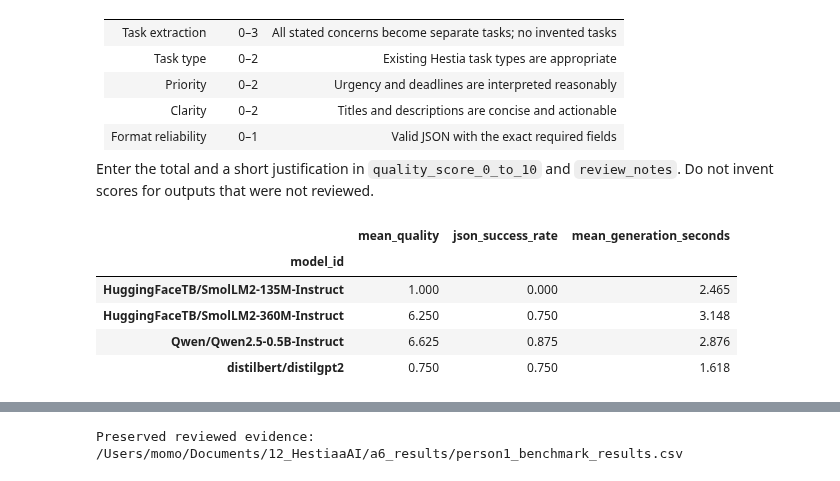
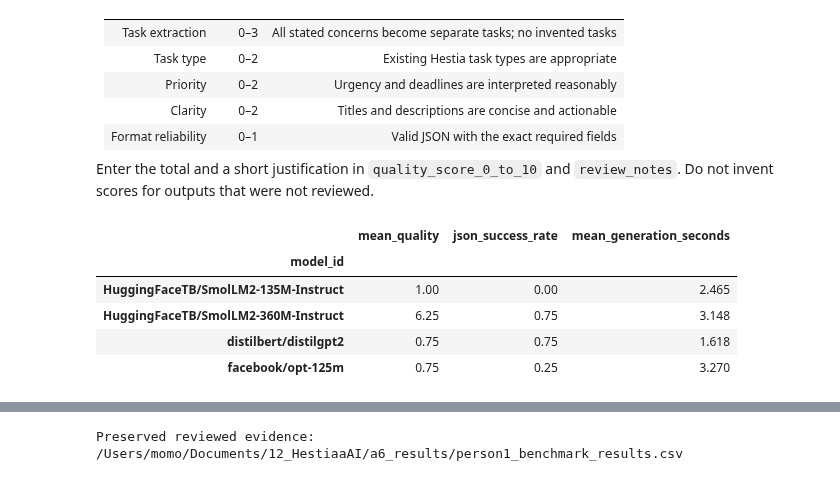
Before and after one commit to HestiaaAI/12_HestiaaAI, a Jupyter notebook: ai_prototype.ipynb, the cells around one changed output, grey strips where cells are left out. Drawn from its saved outputs; the diff is of its cells as text; code cells hidden in the pictures.

```diff
--- a/ai_prototype.ipynb
+++ b/ai_prototype.ipynb
@@ -20,7 +20,7 @@ MODELS_TO_DOWNLOAD = [
     "distilbert/distilgpt2",
     "HuggingFaceTB/SmolLM2-135M-Instruct",
     "HuggingFaceTB/SmolLM2-360M-Instruct",
-    "Qwen/Qwen2.5-0.5B-Instruct",
+    "facebook/opt-125m",
     "Qwen/Qwen2-0.5B-Instruct",
     "HuggingFaceTB/SmolLM-360M-Instruct",
     "Qwen/Qwen3-0.6B",
@@ -400,45 +408,45 @@ MANUAL_REVIEWS = {
     ("HuggingFaceTB/SmolLM2-135M-Instruct", "BD2", "one"): (2, "Recognized some concerns but collapsed them into duplicate JSON keys."),
     ("HuggingFaceTB/SmolLM2-135M-Instruct", "BD2", "few"): (2, "Mentioned the concerns but collapsed them into malformed JSON."),
     ("HuggingFaceTB/SmolLM2-135M-Instruct", "BD2", "many"): (3, "Started separate relevant tasks but repeated keys and was truncated."),
 
     ("HuggingFaceTB/SmolLM2-360M-Instruct", "BD1", "zero"): (7, "Extracted all three concerns clearly; task_type values were outside Hestia's choices."),
     ("HuggingFaceTB/SmolLM2-360M-Instruct", "BD1", "one"): (5, "Found groceries and the tap but replaced kitchen cleaning with the example trash task."),
     ("HuggingFaceTB/SmolLM2-360M-Instruct", "BD1", "few"): (7, "Extracted all concerns; grocery type and priorities need correction."),
     ("HuggingFaceTB/SmolLM2-360M-Instruct", "BD1", "many"): (6, "Extracted all concerns but overused MAINTENANCE and weak priorities."),
     ("HuggingFaceTB/SmolLM2-360M-Instruct", "BD2", "zero"): (3, "Recognized several concerns but used placeholder enums and incomplete JSON."),
     ("HuggingFaceTB/SmolLM2-360M-Instruct", "BD2", "one"): (7, "Extracted all four tasks clearly; most task types were incorrect."),
     ("HuggingFaceTB/SmolLM2-360M-Instruct", "BD2", "few"): (7, "Extracted all four tasks; types and deadline priority were weak."),
     ("HuggingFaceTB/SmolLM2-360M-Instruct", "BD2", "many"): (8, "Extracted four clear tasks; two classifications still need editing."),
 
-    ("Qwen/Qwen2.5-0.5B-Instruct", "BD1", "zero"): (9, "Extracted all three concerns with useful priorities; groceries should be SHOPPING."),
-    ("Qwen/Qwen2.5-0.5B-Instruct", "BD1", "one"): (6, "Handled groceries and the leak but invented dinner and switched descriptions to Chinese."),
-    ("Qwen/Qwen2.5-0.5B-Instruct", "BD1", "few"): (5, "Invented dinner and mixed the grocery and tap descriptions."),
-    ("Qwen/Qwen2.5-0.5B-Instruct", "BD1", "many"): (5, "Missed kitchen cleaning and mixed grocery and maintenance details."),
-    ("Qwen/Qwen2.5-0.5B-Instruct", "BD2", "zero"): (7, "Extracted all four tasks; several types and the sheet priority were incorrect."),
-    ("Qwen/Qwen2.5-0.5B-Instruct", "BD2", "one"): (6, "Extracted four tasks but invented details and ignored allowed task types."),
-    ("Qwen/Qwen2.5-0.5B-Instruct", "BD2", "few"): (7, "Extracted four clear tasks; most types need correction."),
-    ("Qwen/Qwen2.5-0.5B-Instruct", "BD2", "many"): (8, "Produced four usable tasks; invented a dentist/date detail and understated Friday urgency."),
+    ("facebook/opt-125m", "BD1", "zero"): (0, "Repeated the prompt; no task JSON."),
+    ("facebook/opt-125m", "BD1", "one"): (1, "Copied the example and repeated an unrelated milk task; output was truncated."),
+    ("facebook/opt-125m", "BD1", "few"): (1, "Copied example fields and repeated an unrelated milk task; output was truncated."),
+    ("facebook/opt-125m", "BD1", "many"): (1, "Copied the trash-and-milk example instead of extracting the three concerns."),
+    ("facebook/opt-125m", "BD2", "zero"): (0, "Repeated the prompt; no task JSON."),
+    ("facebook/opt-125m", "BD2", "one"): (1, "Copied the example and missed all four concerns; output was truncated."),
+    ("facebook/opt-125m", "BD2", "few"): (1, "Copied example fields and missed all four concerns; output was truncated."),
+    ("facebook/opt-125m", "BD2", "many"): (1, "Copied the trash-and-milk example instead of extracting the four concerns."),
 }
 
 for index, row in results_df.iterrows():
     key = (row["model_id"], row["input_id"], row["shot_mode"])
     if key in MANUAL_REVIEWS:
         results_df.at[index, "quality_score_0_to_10"] = MANUAL_REVIEWS[key][0]
         results_df.at[index, "review_notes"] = MANUAL_REVIEWS[key][1]
 
 assert results_df["quality_score_0_to_10"].notna().all(), "Every successful P1 run must be reviewed"
 results_df.groupby("model_id").agg(
     mean_quality=("quality_score_0_to_10", "mean"),
     json_success_rate=("schema_valid", "mean"),
     mean_generation_seconds=("generation_seconds", "mean"),
 ).round(3)
 # %% [output]
 |  | mean_quality | json_success_rate | mean_generation_seconds |
 | model_id |  |  |  |
-| HuggingFaceTB/SmolLM2-135M-Instruct | 1.000 | 0.000 | 2.465 |
-| HuggingFaceTB/SmolLM2-360M-Instruct | 6.250 | 0.750 | 3.148 |
-| Qwen/Qwen2.5-0.5B-Instruct | 6.625 | 0.875 | 2.876 |
-| distilbert/distilgpt2 | 0.750 | 0.750 | 1.618 |
+| HuggingFaceTB/SmolLM2-135M-Instruct | 1.00 | 0.00 | 2.465 |
+| HuggingFaceTB/SmolLM2-360M-Instruct | 6.25 | 0.75 | 3.148 |
+| distilbert/distilgpt2 | 0.75 | 0.75 | 1.618 |
+| facebook/opt-125m | 0.75 | 0.25 | 3.270 |
 # %%
 # Example review workflow: filter one model/input, read raw_output, then assign honest scores.
 results_df[["model_id", "input_id", "shot_mode", "schema_valid", "quality_score_0_to_10", "raw_output"]]
```
Also changed, not shown: parts of 8 cells of this notebook, 4 other files.
